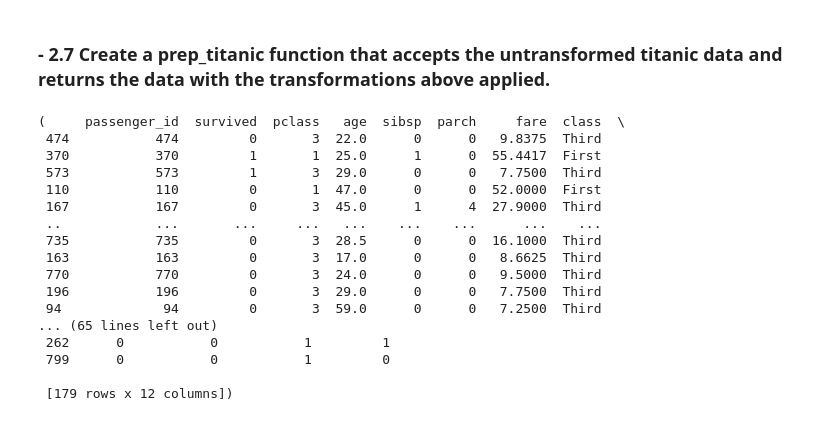
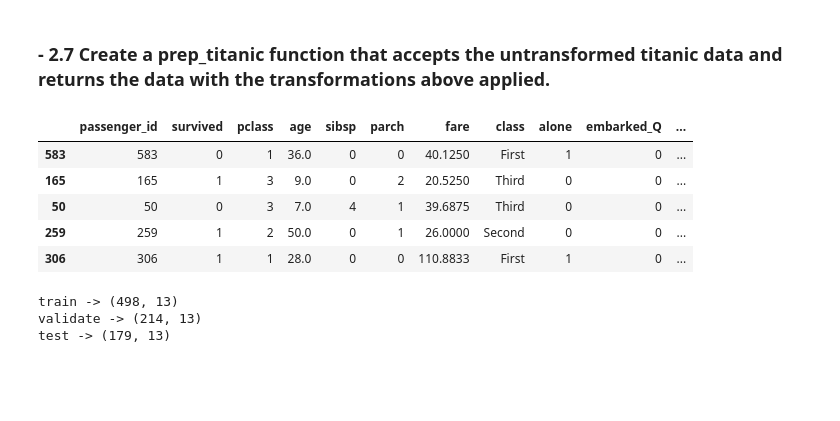
Before and after one commit to cindyvillanuevads/classification-exercises, a Jupyter notebook: classification_exercises.ipynb, the cells around one changed output. Saved outputs shown, nothing was run; the diff lists cells and outputs as text; code cells hidden in the pictures; blank space fills up the shorter version.

```diff
--- a/classification_exercises.ipynb
+++ b/classification_exercises.ipynb
@@ -590,3 +640,10 @@ titanic_df.head(1)
 | 0 | 0 | 0 | 3 | male | 22.0 | 1 | 0 | 7.25 | S | Third | ... |
 # %% [markdown]
 ### - 2.5  Split Data
+# %%
+train_validate, test = train_test_split(titanic_df, test_size=.2, random_state=123, stratify=titanic_df.survived)
+# %%
+train, validate = train_test_split(train_validate,
+                                       test_size=.3,
+                                       random_state=123,
+                                       stratify=train_validate.survived)
@@ -689,8 +761,9 @@ memory usage: 47.7+ KB
 # %%
 def impute_mode(train, validate, test, column , method):
     '''
-    impute mode for age where column is the column to impute or fill the missing values in and
-    method is the type of strategy(media, media, most_frequent)
+    impute a choosen strategy (method) for age column into observations with missing values.
+    column:  is the column to impute or fill the missing values in
+    method:  is the type of strategy(media, media, most_frequent)
     '''
     imputer = SimpleImputer(strategy= method, missing_values= np.nan)
     train[[column]] = imputer.fit_transform(train[[column]])
@@ -750,21 +828,20 @@ def prep_titanic_data(df, column, method ,dummies):
     return train, validate, test
 # %%
-prep_titanic_data(df, column = 'age', method = 'median', dummies = ['embarked', 'sex'])
+train, validate, test= prep_titanic_data(df, column = 'age', method = 'median', dummies = ['embarked', 'sex'])
-# %% [output]
-(     passenger_id  survived  pclass   age  sibsp  parch     fare  class  \
- 474           474         0       3  22.0      0      0   9.8375  Third
- 370           370         1       1  25.0      1      0  55.4417  First
- 573           573         1       3  29.0      0      0   7.7500  Third
- 110           110         0       1  47.0      0      0  52.0000  First
- 167           167         0       3  45.0      1      4  27.9000  Third
- ..            ...       ...     ...   ...    ...    ...      ...    ...
- 735           735         0       3  28.5      0      0  16.1000  Third
- 163           163         0       3  17.0      0      0   8.6625  Third
- 770           770         0       3  24.0      0      0   9.5000  Third
- 196           196         0       3  29.0      0      0   7.7500  Third
- 94             94         0       3  59.0      0      0   7.2500  Third
-... (65 lines left out)
- 262      0           0           1         1
- 799      0           0           1         0
-
- [179 rows x 12 columns])
+# %%
+train.head()
+# %% [output]
+|  | passenger_id | survived | pclass | age | sibsp | parch | fare | class | alone | embarked_Q | ... |
+| 583 | 583 | 0 | 1 | 36.0 | 0 | 0 | 40.1250 | First | 1 | 0 | ... |
+| 165 | 165 | 1 | 3 | 9.0 | 0 | 2 | 20.5250 | Third | 0 | 0 | ... |
+| 50 | 50 | 0 | 3 | 7.0 | 4 | 1 | 39.6875 | Third | 0 | 0 | ... |
+| 259 | 259 | 1 | 2 | 50.0 | 0 | 1 | 26.0000 | Second | 0 | 0 | ... |
+| 306 | 306 | 1 | 1 | 28.0 | 0 | 0 | 110.8833 | First | 1 | 0 | ... |
+# %%
+print(f'train -> {train.shape}')
+print(f'validate -> {validate.shape}')
+print(f'test -> {test.shape}')
+# %% [output]
+train -> (498, 13)
+validate -> (214, 13)
+test -> (179, 13)
```
Also changed, not shown: parts of 16 cells of this notebook.
